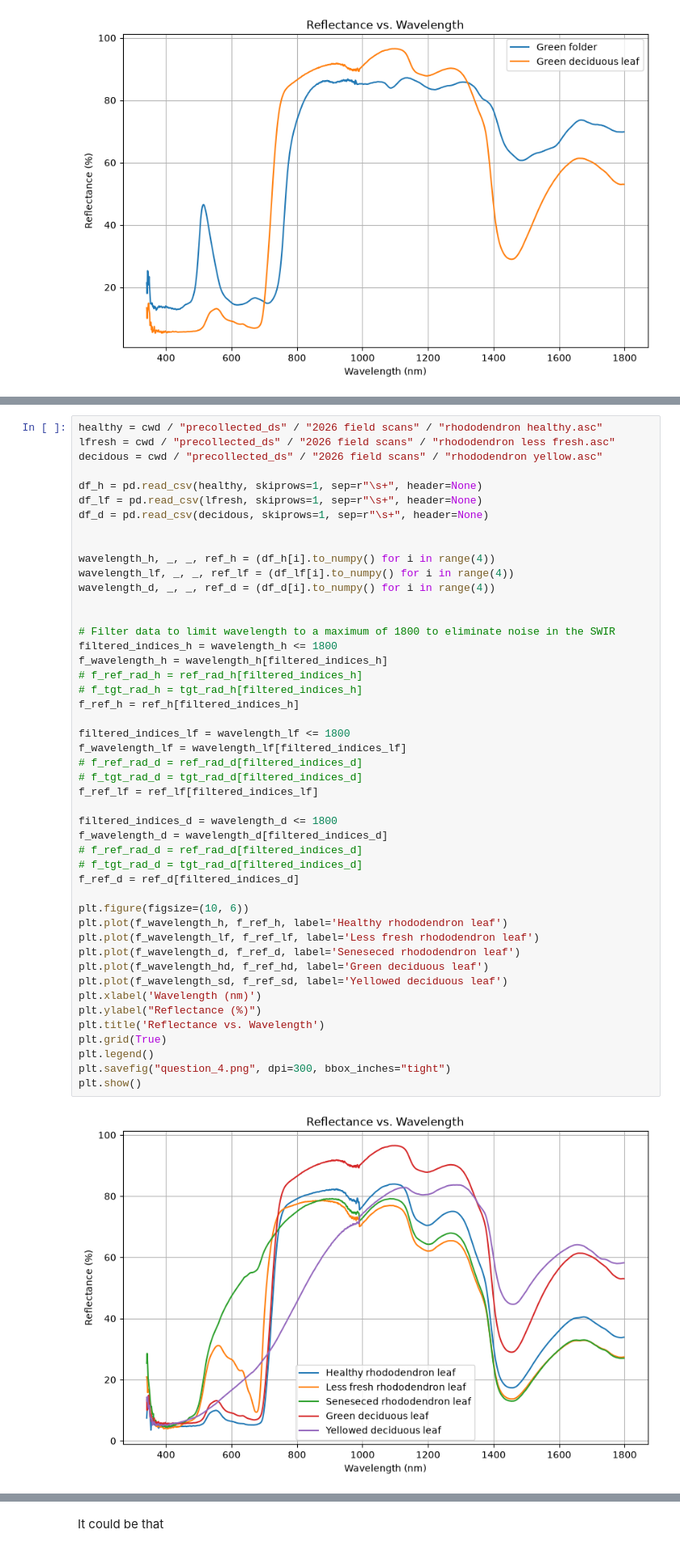
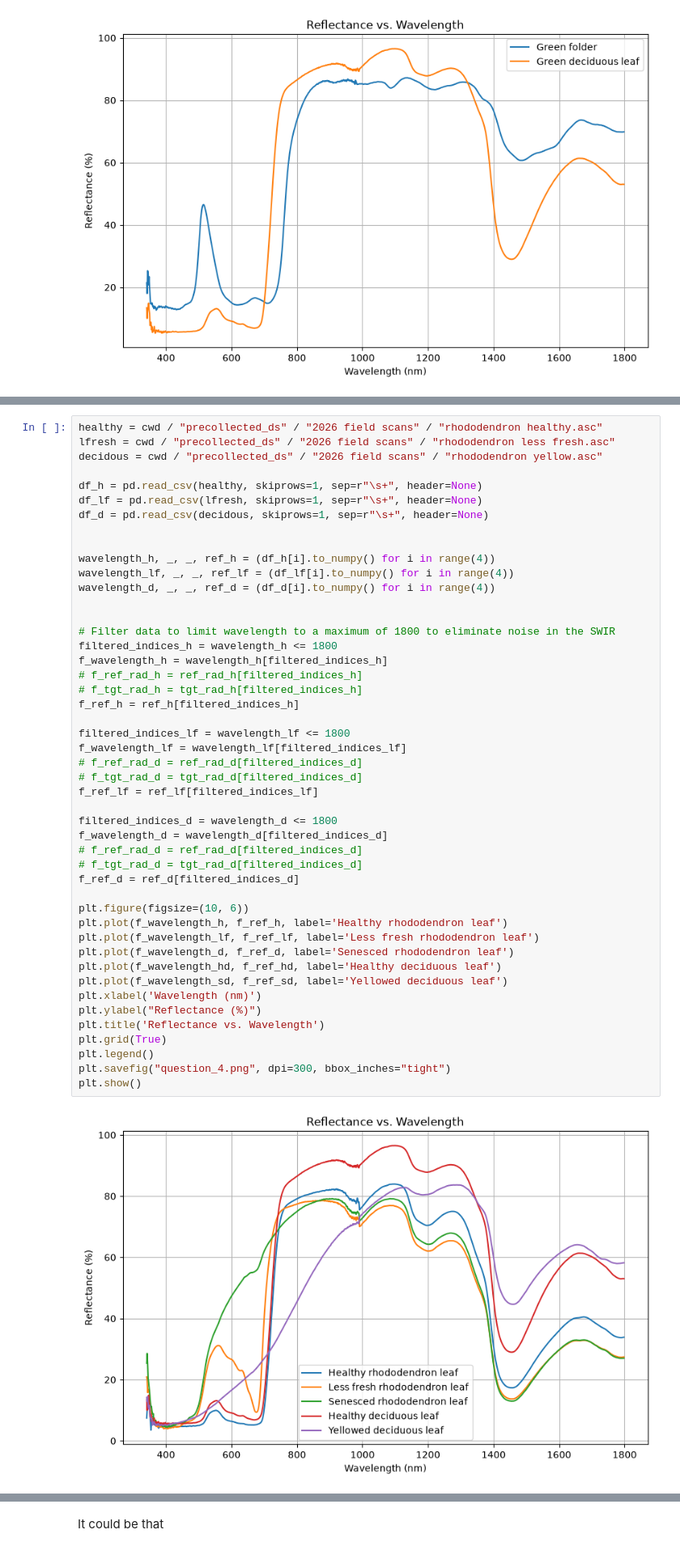
Before and after one commit to blackteacatsu/rse, a Jupyter notebook: hw/spectrometre/spectrometre.ipynb, the cells around one changed output, grey strips where cells are left out. Shown at 81% size. Saved outputs shown, nothing was run; the diff lists cells and outputs as text.

```diff
--- a/hw/spectrometre/spectrometre.ipynb
+++ b/hw/spectrometre/spectrometre.ipynb
@@ -130,34 +132,34 @@ wavelength_d, _, _, ref_d = (df_d[i].to_numpy() for i in range(4))
 filtered_indices_h = wavelength_h <= 1800
 f_wavelength_h = wavelength_h[filtered_indices_h]
 # f_ref_rad_h = ref_rad_h[filtered_indices_h]
 # f_tgt_rad_h = tgt_rad_h[filtered_indices_h]
 f_ref_h = ref_h[filtered_indices_h]
 
 filtered_indices_lf = wavelength_lf <= 1800
 f_wavelength_lf = wavelength_lf[filtered_indices_lf]
 # f_ref_rad_d = ref_rad_d[filtered_indices_d]
 # f_tgt_rad_d = tgt_rad_d[filtered_indices_d]
 f_ref_lf = ref_lf[filtered_indices_lf]
 
 filtered_indices_d = wavelength_d <= 1800
 f_wavelength_d = wavelength_d[filtered_indices_d]
 # f_ref_rad_d = ref_rad_d[filtered_indices_d]
 # f_tgt_rad_d = tgt_rad_d[filtered_indices_d]
 f_ref_d = ref_d[filtered_indices_d]
 
 plt.figure(figsize=(10, 6))
 plt.plot(f_wavelength_h, f_ref_h, label='Healthy rhododendron leaf')
 plt.plot(f_wavelength_lf, f_ref_lf, label='Less fresh rhododendron leaf')
-plt.plot(f_wavelength_d, f_ref_d, label='Seneseced rhododendron leaf')
-plt.plot(f_wavelength_hd, f_ref_hd, label='Green deciduous leaf')
+plt.plot(f_wavelength_d, f_ref_d, label='Senesced rhododendron leaf')
+plt.plot(f_wavelength_hd, f_ref_hd, label='Healthy deciduous leaf')
 plt.plot(f_wavelength_sd, f_ref_sd, label='Yellowed deciduous leaf')
 plt.xlabel('Wavelength (nm)')
 plt.ylabel("Reflectance (%)")
 plt.title('Reflectance vs. Wavelength')
 plt.grid(True)
 plt.legend()
 plt.savefig("question_4.png", dpi=300, bbox_inches="tight")
 plt.show()
 # %% [output]
-[figure, old version]
+[figure, new version]
 # %% [markdown]
```
Also changed, not shown: parts of 12 cells of this notebook, 2 other files.
